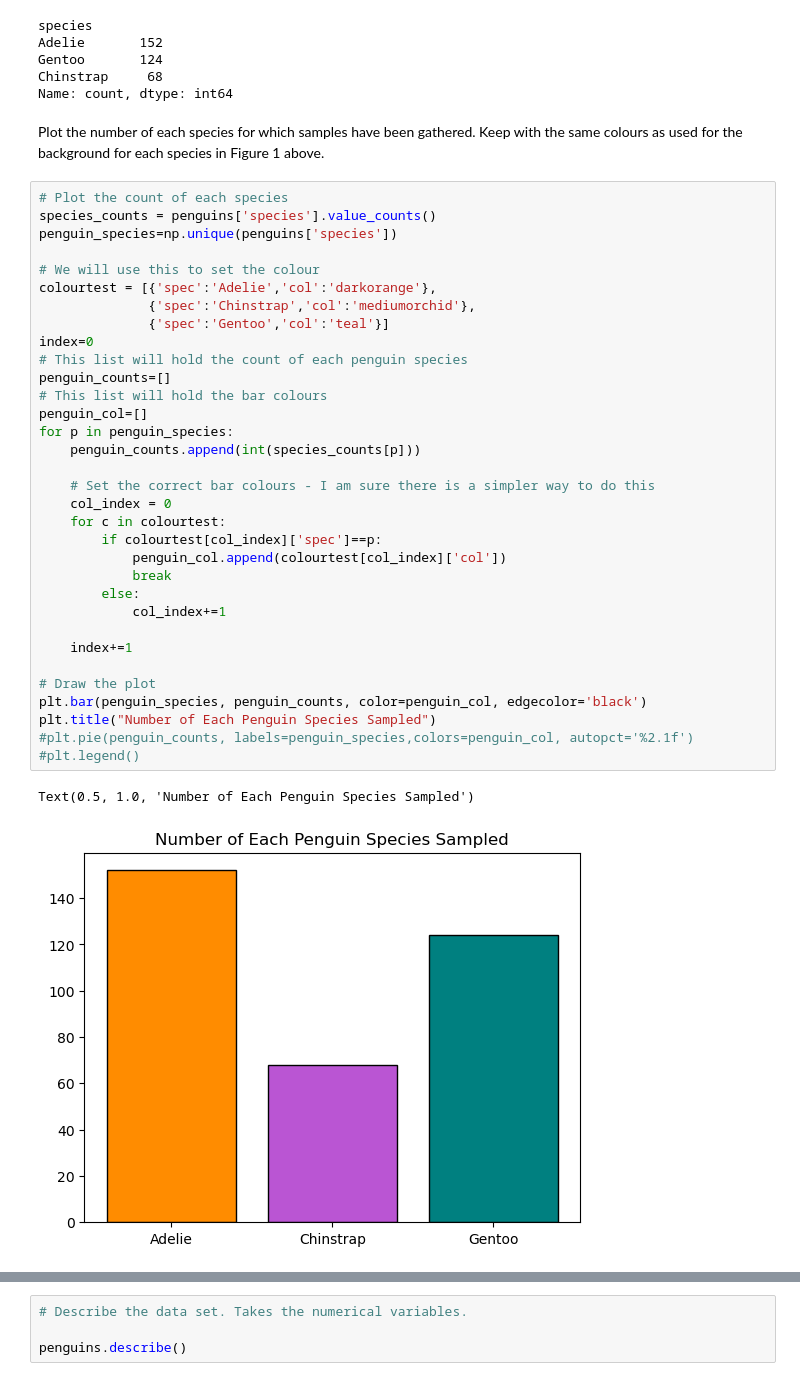
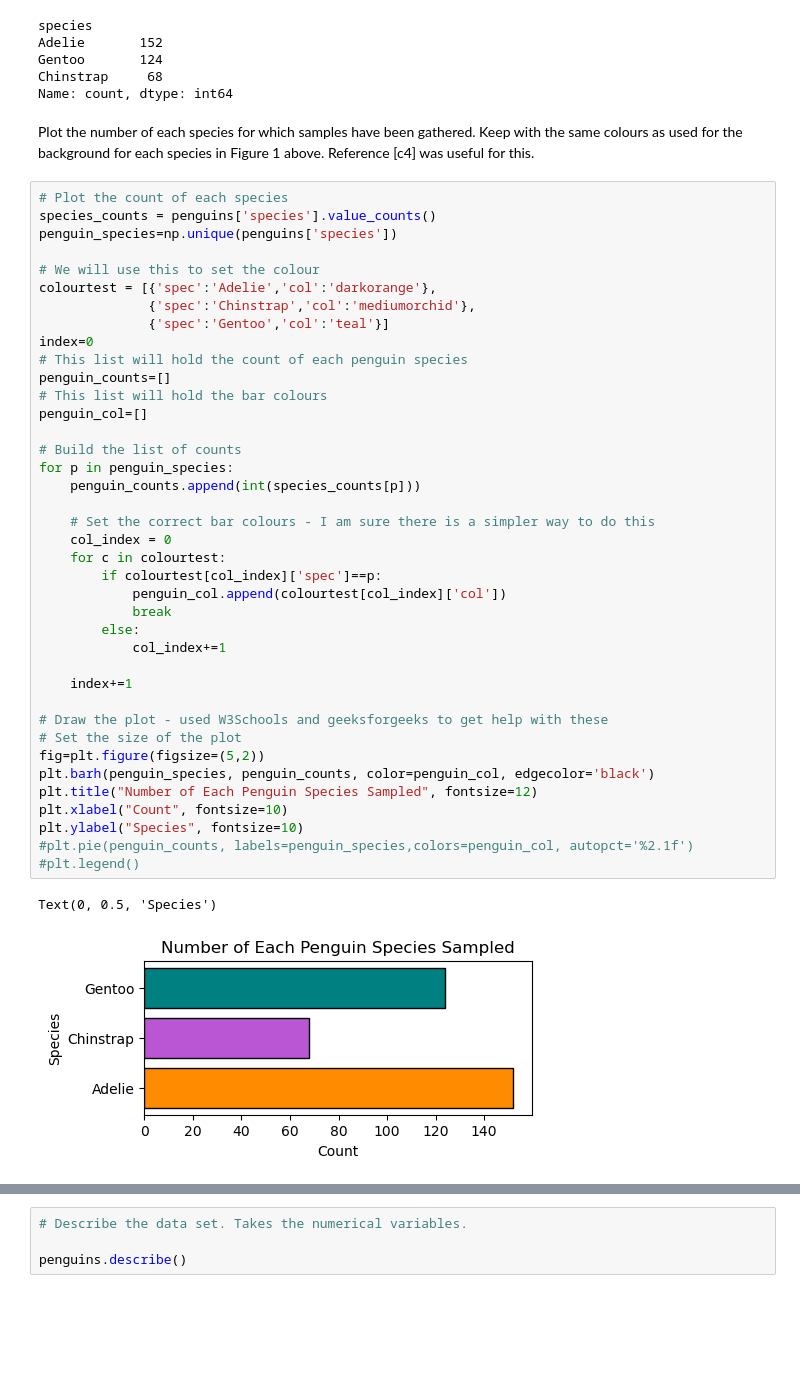
Before and after one commit to dvdgeroconnell/PODA-coursework, a Jupyter notebook: penguins.ipynb, the cells around one changed output, grey strips where cells are left out. Cells and saved outputs as stored; diff of their text form; blank space fills up the shorter version.

Commit message:
Added more plots and markdown cells for discussion

```diff
--- a/penguins.ipynb
+++ b/penguins.ipynb
@@ -162,40 +169,46 @@ Gentoo       124
 Chinstrap     68
 Name: count, dtype: int64
 # %% [markdown]
-Plot the number of each species for which samples have been gathered. Keep with the same colours as used for the background for each species in Figure 1 above.
+Plot the number of each species for which samples have been gathered. Keep with the same colours as used for the background for each species in Figure 1 above. Reference [c4] was useful for this.
 # %%
 # Plot the count of each species
 species_counts = penguins['species'].value_counts()
 penguin_species=np.unique(penguins['species'])
 
 # We will use this to set the colour
 colourtest = [{'spec':'Adelie','col':'darkorange'},
               {'spec':'Chinstrap','col':'mediumorchid'},
               {'spec':'Gentoo','col':'teal'}]
 index=0
 # This list will hold the count of each penguin species
 penguin_counts=[]
 # This list will hold the bar colours
 penguin_col=[]
+
+# Build the list of counts
 for p in penguin_species:
     penguin_counts.append(int(species_counts[p]))
 
     # Set the correct bar colours - I am sure there is a simpler way to do this
     col_index = 0
     for c in colourtest:
         if colourtest[col_index]['spec']==p:
             penguin_col.append(colourtest[col_index]['col'])
             break
         else:
             col_index+=1
 
     index+=1
 
-# Draw the plot
-plt.bar(penguin_species, penguin_counts, color=penguin_col, edgecolor='black')
-plt.title("Number of Each Penguin Species Sampled")
+# Draw the plot - used W3Schools and geeksforgeeks to get help with these
+# Set the size of the plot
+fig=plt.figure(figsize=(5,2))
+plt.barh(penguin_species, penguin_counts, color=penguin_col, edgecolor='black')
+plt.title("Number of Each Penguin Species Sampled", fontsize=12)
+plt.xlabel("Count", fontsize=10)
+plt.ylabel("Species", fontsize=10)
 #plt.pie(penguin_counts, labels=penguin_species,colors=penguin_col, autopct='%2.1f')
 #plt.legend()
 # %% [output]
-Text(0.5, 1.0, 'Number of Each Penguin Species Sampled')
+Text(0, 0.5, 'Species')
-[figure, old version]
+[figure, new version]
```
Also changed, not shown: parts of 17 cells of this notebook.
